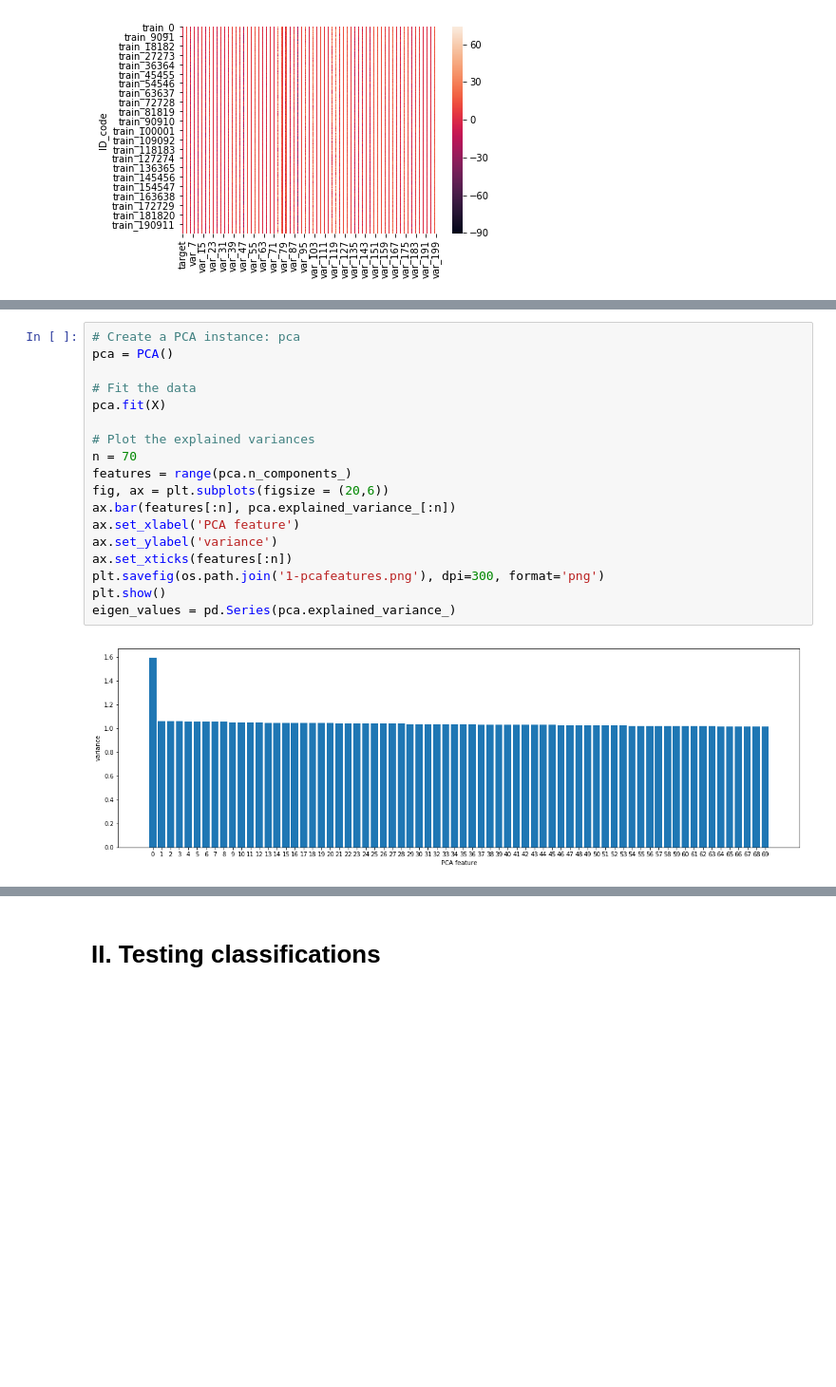
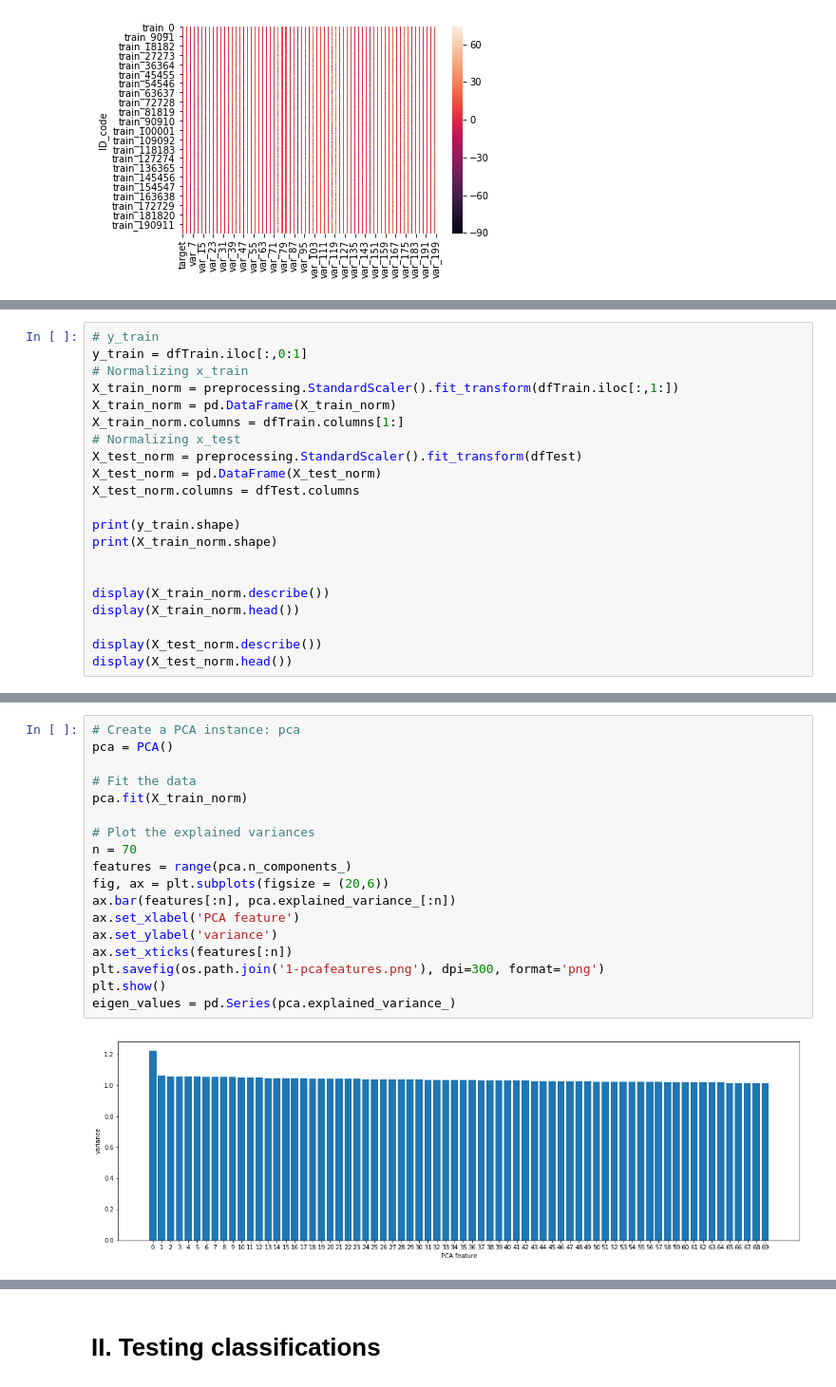
Before and after one commit to adkulas/ECE657A-Data-Modelling, a Jupyter notebook: project/code/G10-project.ipynb, the cells around one changed output, grey strips where cells are left out. Shown at 95% size. Saved outputs shown, nothing was run; the diff lists cells and outputs as text; blank space fills up the shorter version.

```diff
--- a/project/code/G10-project.ipynb
+++ b/project/code/G10-project.ipynb
@@ -175,0 +173,21 @@ display(X.head())
+# %%
+# y_train
+y_train = dfTrain.iloc[:,0:1]
+# Normalizing x_train
+X_train_norm = preprocessing.StandardScaler().fit_transform(dfTrain.iloc[:,1:])
+X_train_norm = pd.DataFrame(X_train_norm)
+X_train_norm.columns = dfTrain.columns[1:]
+# Normalizing x_test
+X_test_norm = preprocessing.StandardScaler().fit_transform(dfTest)
+X_test_norm = pd.DataFrame(X_test_norm)
+X_test_norm.columns = dfTest.columns
+
+print(y_train.shape)
+print(X_train_norm.shape)
+
+
+display(X_train_norm.describe())
+display(X_train_norm.head())
+
+display(X_test_norm.describe())
+display(X_test_norm.head())
@@ -176,23 +227,23 @@ display(X.head())
 # %%
 # Create a PCA instance: pca
 pca = PCA()
 
 # Fit the data
-pca.fit(X)
+pca.fit(X_train_norm)
 
 # Plot the explained variances
 n = 70
 features = range(pca.n_components_)
 fig, ax = plt.subplots(figsize = (20,6))
 ax.bar(features[:n], pca.explained_variance_[:n])
 ax.set_xlabel('PCA feature')
 ax.set_ylabel('variance')
 ax.set_xticks(features[:n])
 plt.savefig(os.path.join('1-pcafeatures.png'), dpi=300, format='png')
 plt.show()
 eigen_values = pd.Series(pca.explained_variance_)
 # %% [output]
-[figure, old version]
+[figure, new version]
 # %%
 # Determine how many features must be kept to retain 95% of the variance
 total_variance = np.sum(eigen_values)
```
Also changed, not shown: parts of 21 cells of this notebook, 5 other files.
